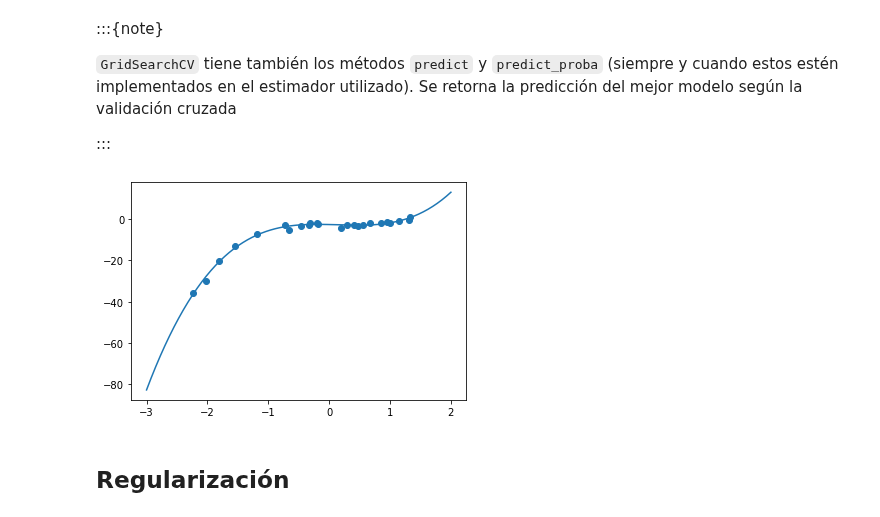
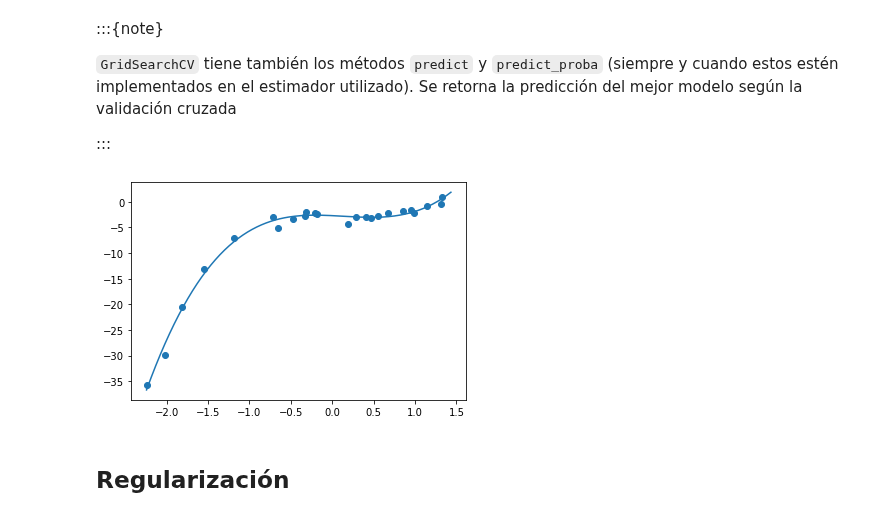
Before and after one commit to phuijse/MachineLearningBook, a Jupyter notebook: _sources/contents/supervised_learning/validation.ipynb, the cells around one changed output. Saved outputs shown, nothing was run; the diff lists cells and outputs as text; code cells hidden in the pictures.

```diff
--- a/_sources/contents/supervised_learning/validation.ipynb
+++ b/_sources/contents/supervised_learning/validation.ipynb
@@ -243,14 +243,14 @@ validator.best_params_, validator.best_score_
 
 :::
 # %%
-x_extrapolate = np.linspace(-3, 2, 200)
-y_extrapolate = validator.predict(x_extrapolate.reshape(-1, 1))
+x_range = np.linspace(x.min(), x.max(), 200)
+y_range = validator.predict(x_range.reshape(-1, 1))
 # %%
 fig, ax = plt.subplots(figsize=(6, 4))
 ax.scatter(X_train, y_train)
-ax.plot(x_extrapolate, y_extrapolate);
+ax.plot(x_range, y_range);
 # %% [output]
-[figure, old version]
+[figure, new version]
 # %% [markdown]
 ## Regularización
 # %% [markdown]
```
Also changed, not shown: parts of 7 cells of this notebook, 10 other files.
